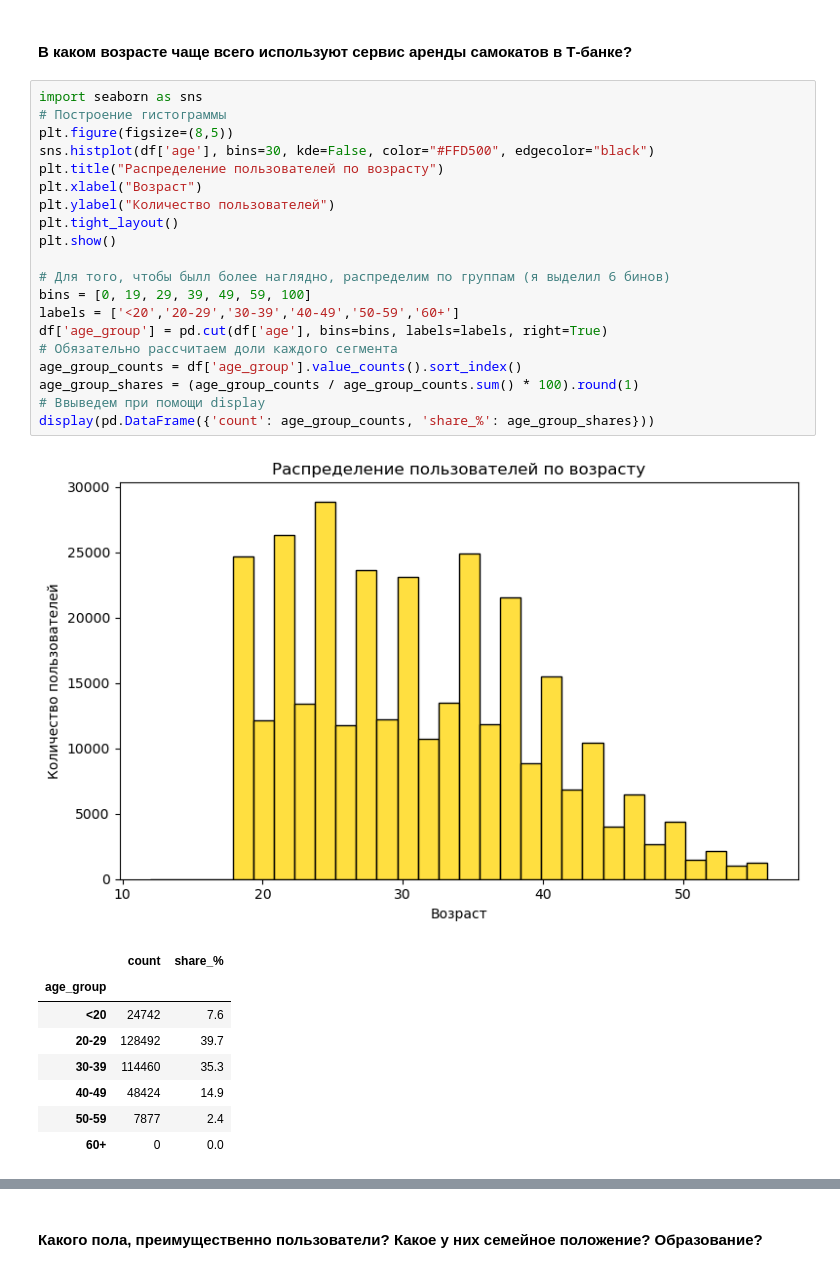
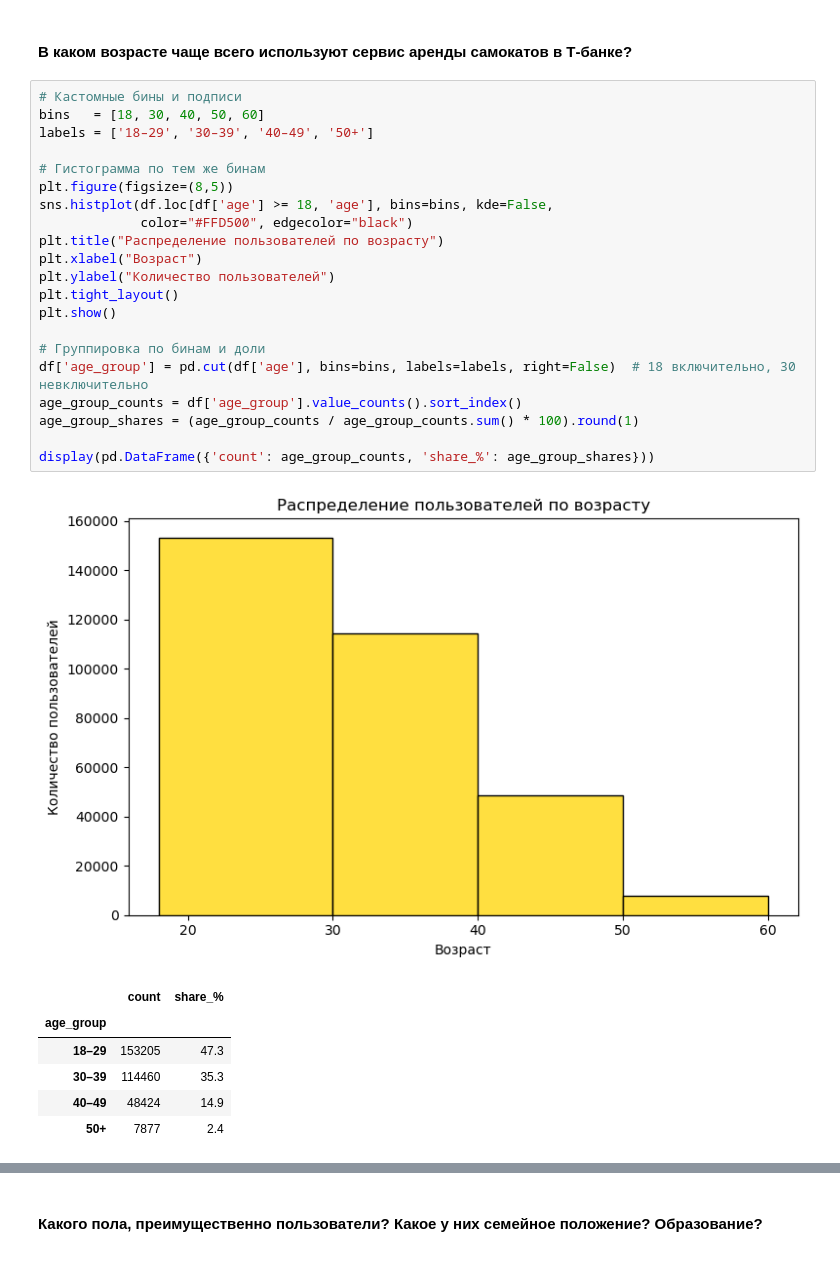
Before and after one commit to Dimakrl2003/pet-projects, a Jupyter notebook: Kiksharing/Analysis.ipynb, the cells around one changed output, grey strips where cells are left out. Cells and saved outputs as stored; diff of their text form.

```diff
--- a/Kiksharing/Analysis.ipynb
+++ b/Kiksharing/Analysis.ipynb
@@ -395,33 +397,32 @@ df[['transport_model', 'hold_amount']].drop_duplicates().sort_values(['transport
 # %% [markdown]
 #### В каком возрасте чаще всего используют сервис аренды самокатов в Т-банке?
 # %%
-import seaborn as sns
-# Построение гистограммы
+# Кастомные бины и подписи
+bins   = [18, 30, 40, 50, 60]
+labels = ['18–29', '30–39', '40–49', '50+']
+
+# Гистограмма по тем же бинам
 plt.figure(figsize=(8,5))
-sns.histplot(df['age'], bins=30, kde=False, color="#FFD500", edgecolor="black")
+sns.histplot(df.loc[df['age'] >= 18, 'age'], bins=bins, kde=False,
+             color="#FFD500", edgecolor="black")
 plt.title("Распределение пользователей по возрасту")
 plt.xlabel("Возраст")
 plt.ylabel("Количество пользователей")
 plt.tight_layout()
 plt.show()
 
-# Для того, чтобы былл более наглядно, распределим по группам (я выделил 6 бинов)
-bins = [0, 19, 29, 39, 49, 59, 100]
-labels = ['<20','20-29','30-39','40-49','50-59','60+']
-df['age_group'] = pd.cut(df['age'], bins=bins, labels=labels, right=True)
-# Обязательно рассчитаем доли каждого сегмента
+# Группировка по бинам и доли
+df['age_group'] = pd.cut(df['age'], bins=bins, labels=labels, right=False)  # 18 включительно, 30 невключительно
 age_group_counts = df['age_group'].value_counts().sort_index()
 age_group_shares = (age_group_counts / age_group_counts.sum() * 100).round(1)
-# Ввыведем при помощи display
+
 display(pd.DataFrame({'count': age_group_counts, 'share_%': age_group_shares}))
 # %% [output]
-[figure, old version]
+[figure, new version]
 |  | count | share_% |
 | age_group |  |  |
-| <20 | 24742 | 7.6 |
-| 20-29 | 128492 | 39.7 |
-| 30-39 | 114460 | 35.3 |
-| 40-49 | 48424 | 14.9 |
-| 50-59 | 7877 | 2.4 |
-| 60+ | 0 | 0.0 |
+| 18–29 | 153205 | 47.3 |
+| 30–39 | 114460 | 35.3 |
+| 40–49 | 48424 | 14.9 |
+| 50+ | 7877 | 2.4 |
 # %% [markdown]
```
Also changed, not shown: parts of 29 cells of this notebook.
